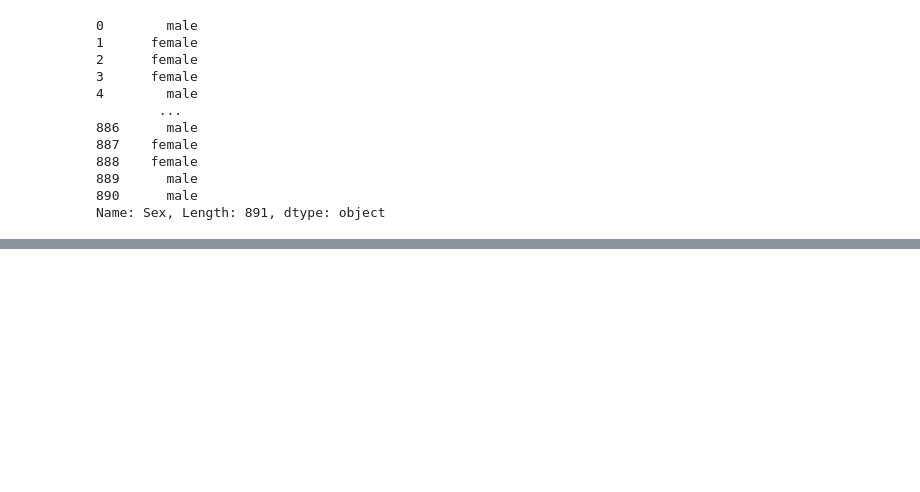
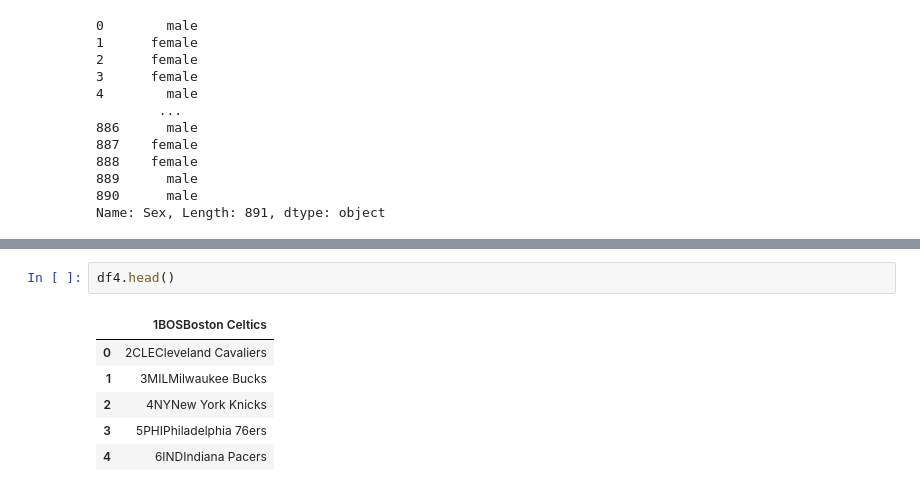
Before and after one commit to omkarpattnaik8080/Pandas, a Jupyter notebook: PandasComplete.ipynb, the cells around one changed output, grey strips where cells are left out. Drawn from its saved outputs; the diff is of its cells as text; blank space fills up the shorter version.

```diff
--- a/PandasComplete.ipynb
+++ b/PandasComplete.ipynb
@@ -507,0 +508,9 @@ plt.gca().spines[['top', 'right',]].set_visible(False)
+# %%
+df4.head()
+# %% [output]
+|  | 1BOSBoston Celtics |
+| 0 | 2CLECleveland Cavaliers |
+| 1 | 3MILMilwaukee Bucks |
+| 2 | 4NYNew York Knicks |
+| 3 | 5PHIPhiladelphia 76ers |
+| 4 | 6INDIndiana Pacers |
```
Also changed, not shown: parts of 9 cells of this notebook.
